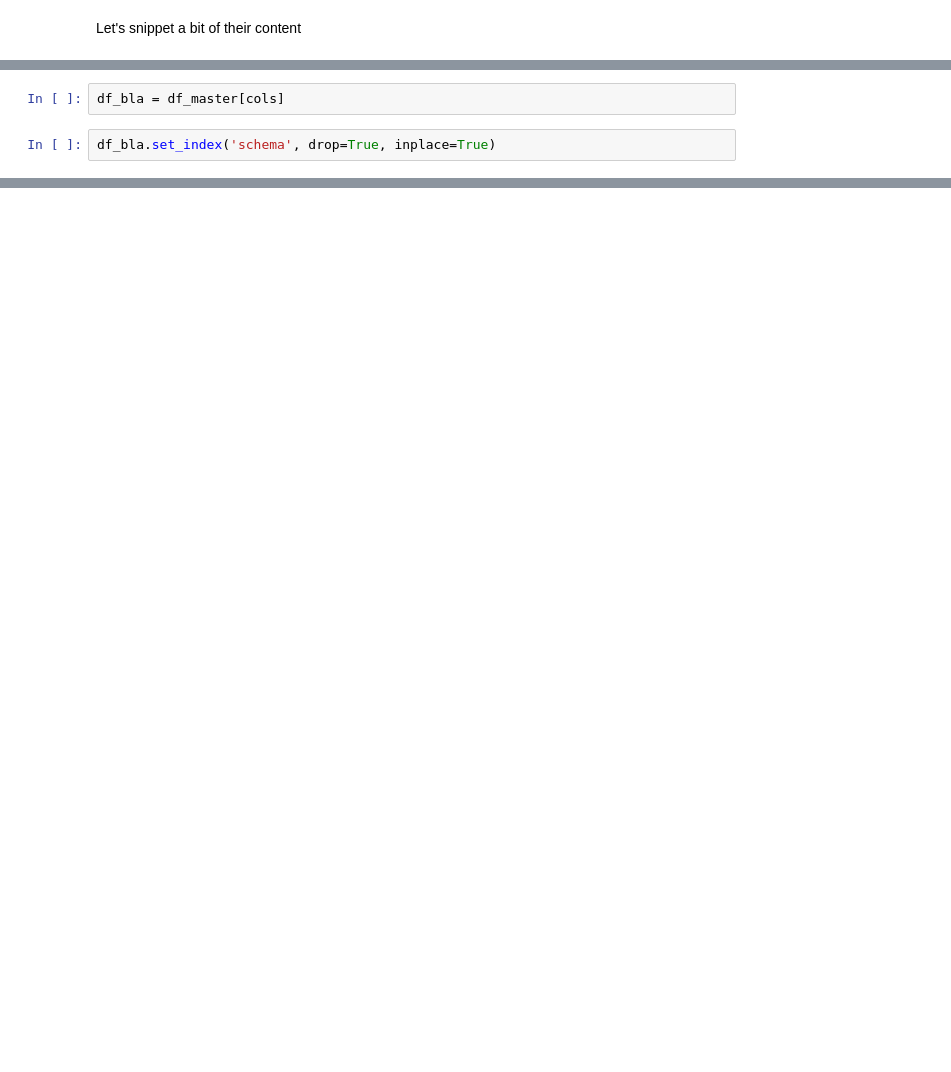
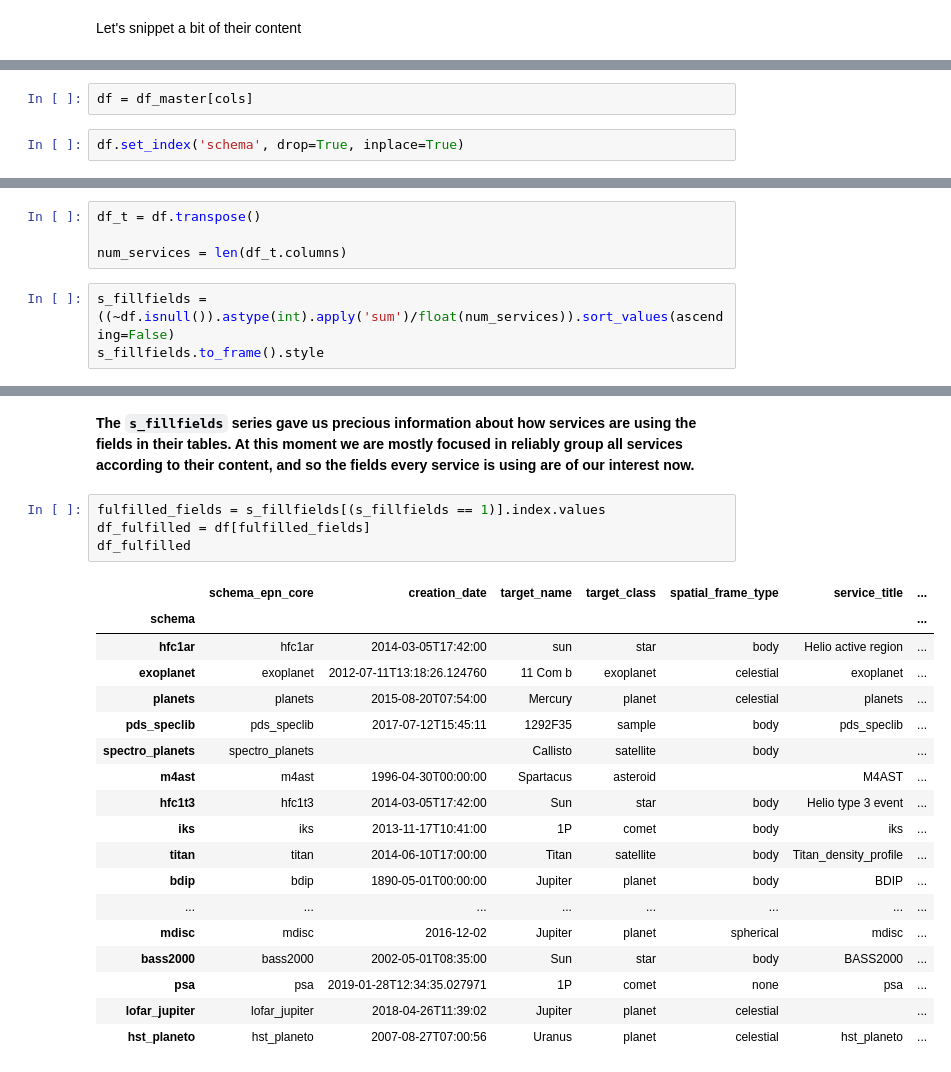
Before and after one commit to chbrandt/vespaapp, a Jupyter notebook: data/VESPA/Inspecting_EPNTAP_columns_content.ipynb, the cells around one changed output, grey strips where cells are left out. Cells and saved outputs as stored; diff of their text form; blank space fills up the shorter version.

```diff
--- a/data/VESPA/Inspecting_EPNTAP_columns_content.ipynb
+++ b/data/VESPA/Inspecting_EPNTAP_columns_content.ipynb
@@ -95,7 +114,7 @@ print(cols)
 # %%
-df_bla = df_master[cols]
+df = df_master[cols]
 # %%
-df_bla.set_index('schema', drop=True, inplace=True)
+df.set_index('schema', drop=True, inplace=True)
 # %%
 pandas.set_option('display.max_rows',10000)
 pandas.set_option('display.width',10000)
@@ -121,0 +141,7 @@ k_error                                                                       Na
+# %%
+df_t = df.transpose()
+
+num_services = len(df_t.columns)
+# %%
+s_fillfields = ((~df.isnull()).astype(int).apply('sum')/float(num_services)).sort_values(ascending=False)
+s_fillfields.to_frame().style
@@ -121,0 +166,25 @@ k_error                                                                       Na
+# %% [markdown]
+**The `s_fillfields` series gave us precious information about how services are using the fields in their tables. At this moment we are mostly focused in reliably group all services according to their content, and so the fields every service is using are of our interest now.**
+# %%
+fulfilled_fields = s_fillfields[(s_fillfields == 1)].index.values
+df_fulfilled = df[fulfilled_fields]
+df_fulfilled
+# %% [output]
+|  | schema_epn_core | creation_date | target_name | target_class | spatial_frame_type | service_title | ... |
+| schema |  |  |  |  |  |  | ... |
+| hfc1ar | hfc1ar | 2014-03-05T17:42:00 | sun | star | body | Helio active region | ... |
+| exoplanet | exoplanet | 2012-07-11T13:18:26.124760 | 11 Com b | exoplanet | celestial | exoplanet | ... |
+| planets | planets | 2015-08-20T07:54:00 | Mercury | planet | celestial | planets | ... |
+| pds_speclib | pds_speclib | 2017-07-12T15:45:11 | 1292F35 | sample | body | pds_speclib | ... |
+| spectro_planets | spectro_planets |  | Callisto | satellite | body |  | ... |
+| m4ast | m4ast | 1996-04-30T00:00:00 | Spartacus | asteroid |  | M4AST | ... |
+| hfc1t3 | hfc1t3 | 2014-03-05T17:42:00 | Sun | star | body | Helio type 3 event | ... |
+| iks | iks | 2013-11-17T10:41:00 | 1P | comet | body | iks | ... |
+| titan | titan | 2014-06-10T17:00:00 | Titan | satellite | body | Titan_density_profile | ... |
+| bdip | bdip | 1890-05-01T00:00:00 | Jupiter | planet | body | BDIP | ... |
+| ... | ... | ... | ... | ... | ... | ... | ... |
+| mdisc | mdisc | 2016-12-02 | Jupiter | planet | spherical | mdisc | ... |
+| bass2000 | bass2000 | 2002-05-01T08:35:00 | Sun | star | body | BASS2000 | ... |
+| psa | psa | 2019-01-28T12:34:35.027971 | 1P | comet | none | psa | ... |
+| lofar_jupiter | lofar_jupiter | 2018-04-26T11:39:02 | Jupiter | planet | celestial |  | ... |
+| hst_planeto | hst_planeto | 2007-08-27T07:00:56 | Uranus | planet | celestial | hst_planeto | ... |
```
Also changed, not shown: parts of 28 cells of this notebook, 11 other files.
